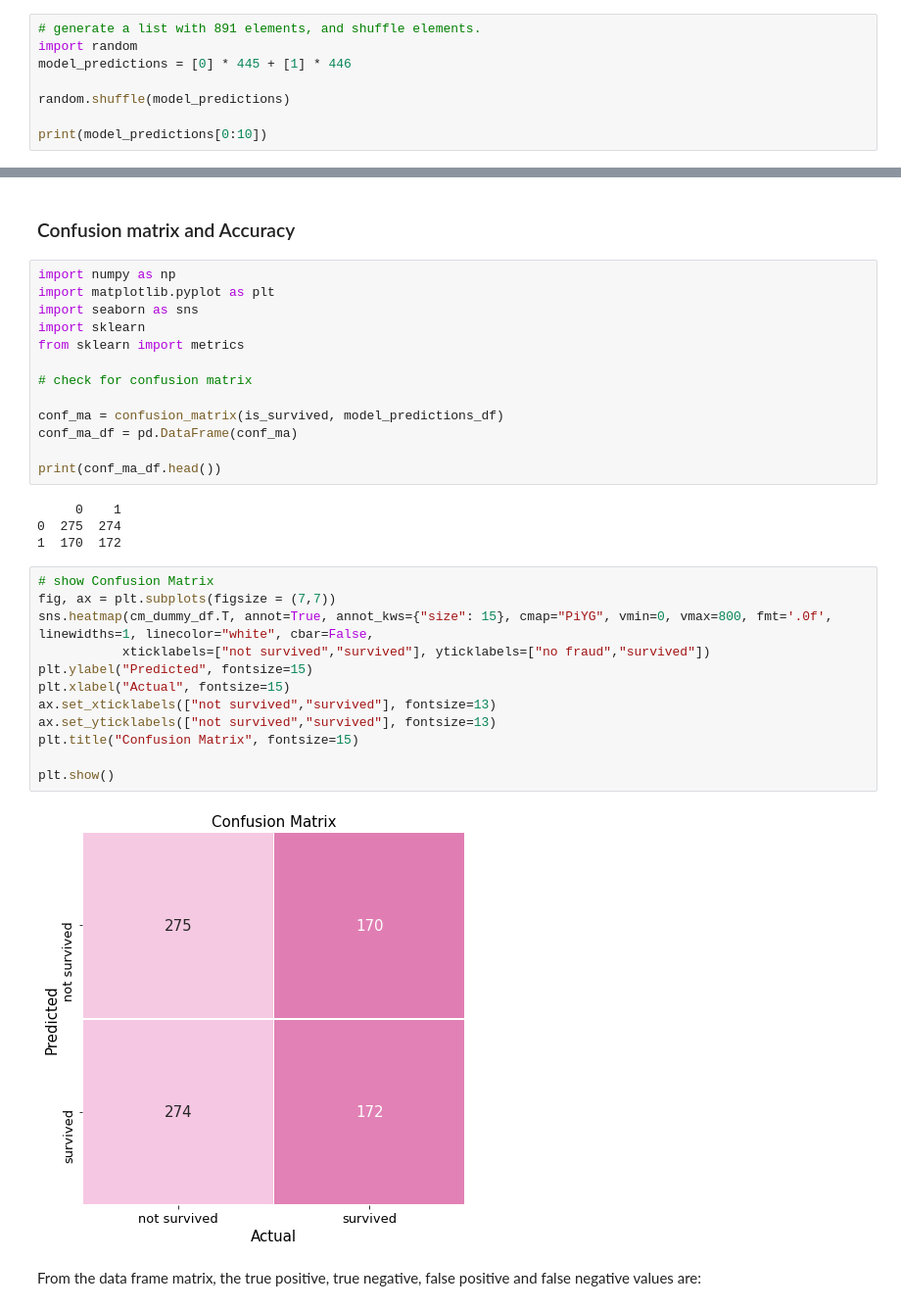
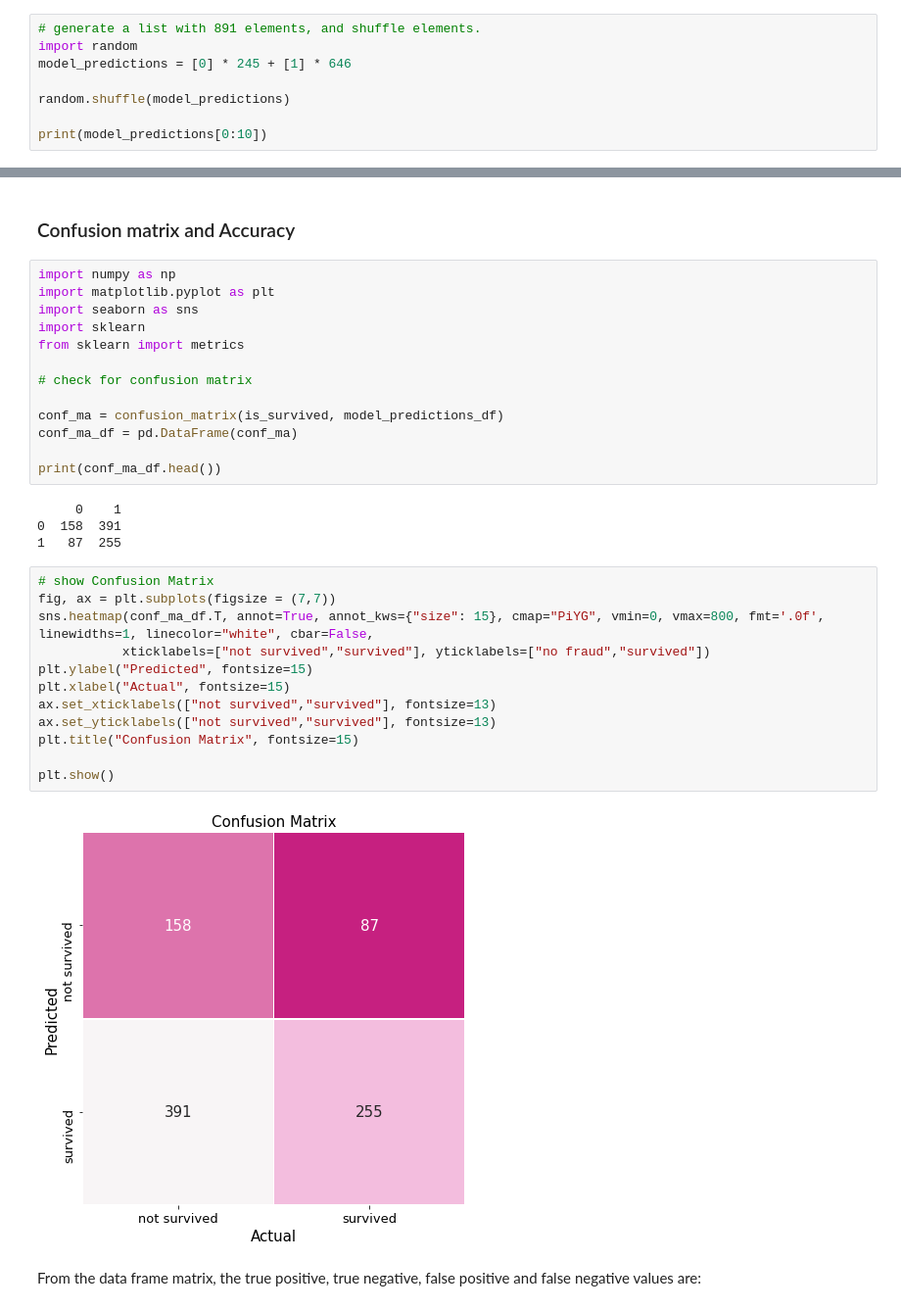
Before and after one commit to lucisaldanha/quiz1_csci-6364, a Jupyter notebook: quiz1.b.ipynb, the cells around one changed output, grey strips where cells are left out. Shown at 98% size. Drawn from its saved outputs; the diff is of its cells as text.

Commit message:
changed model distribuition of 0s and 1s

```diff
--- a/quiz1.b.ipynb
+++ b/quiz1.b.ipynb
@@ -64,7 +64,7 @@ Lets generate a random list (that will be our predictions list), and populate it
 # %%
 # generate a list with 891 elements, and shuffle elements.
 import random
-model_predictions = [0] * 445 + [1] * 446
+model_predictions = [0] * 245 + [1] * 646
 
 random.shuffle(model_predictions)
 
@@ -121,22 +121,22 @@ conf_ma_df = pd.DataFrame(conf_ma)
 print(conf_ma_df.head())
 # %% [output]
      0    1
-0  275  274
-1  170  172
+0  158  391
+1   87  255
 # %%
 # show Confusion Matrix
 fig, ax = plt.subplots(figsize = (7,7))
-sns.heatmap(cm_dummy_df.T, annot=True, annot_kws={"size": 15}, cmap="PiYG", vmin=0, vmax=800, fmt='.0f', linewidths=1, linecolor="white", cbar=False,
+sns.heatmap(conf_ma_df.T, annot=True, annot_kws={"size": 15}, cmap="PiYG", vmin=0, vmax=800, fmt='.0f', linewidths=1, linecolor="white", cbar=False,
            xticklabels=["not survived","survived"], yticklabels=["no fraud","survived"])
 plt.ylabel("Predicted", fontsize=15)
 plt.xlabel("Actual", fontsize=15)
 ax.set_xticklabels(["not survived","survived"], fontsize=13)
 ax.set_yticklabels(["not survived","survived"], fontsize=13)
 plt.title("Confusion Matrix", fontsize=15)
 
 plt.show()
 # %% [output]
-[figure, old version]
+[figure, new version]
 # %% [markdown]
 From the data frame matrix, the true positive, true negative, false positive and false negative values are:
 # %%
```
Also changed, not shown: parts of 11 cells of this notebook.
